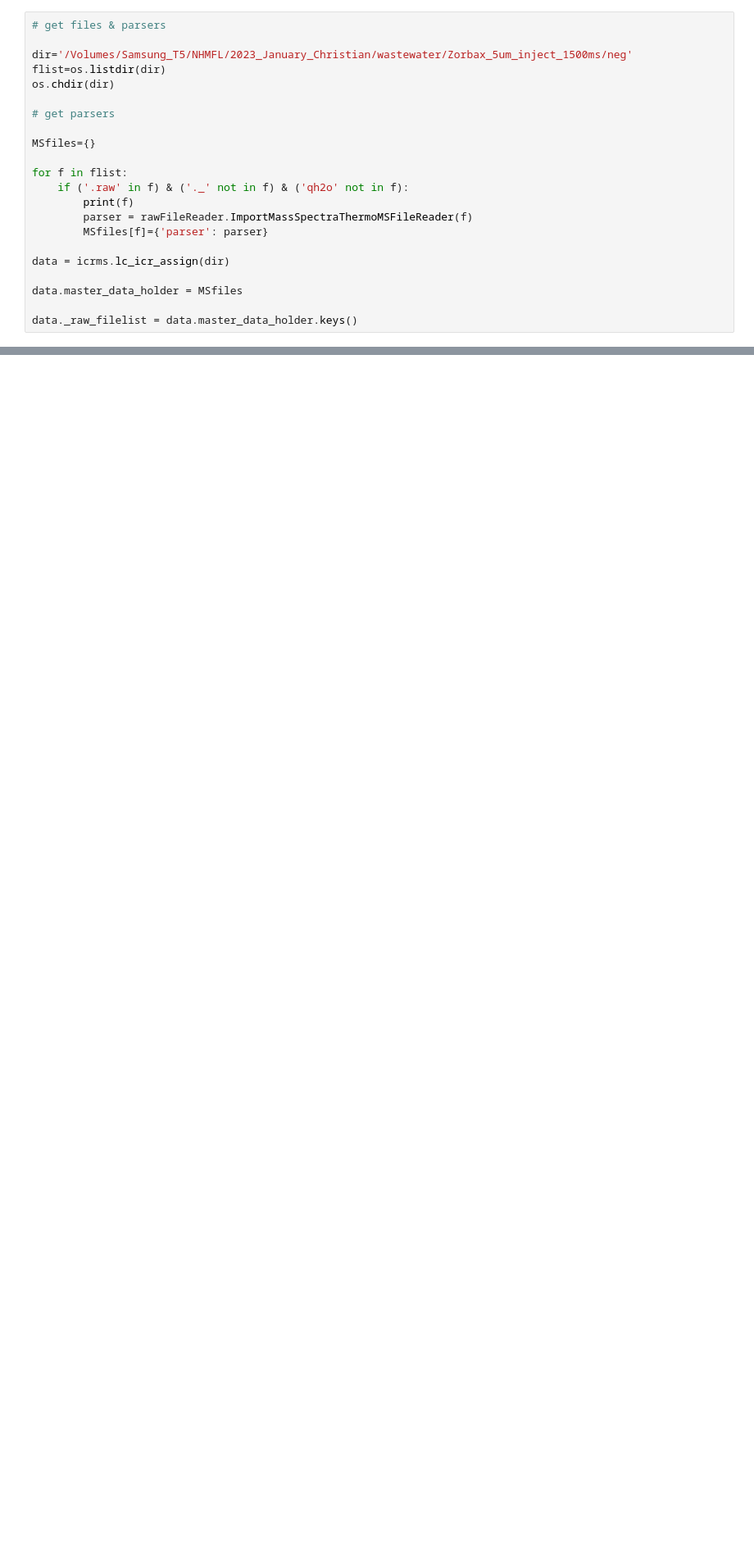
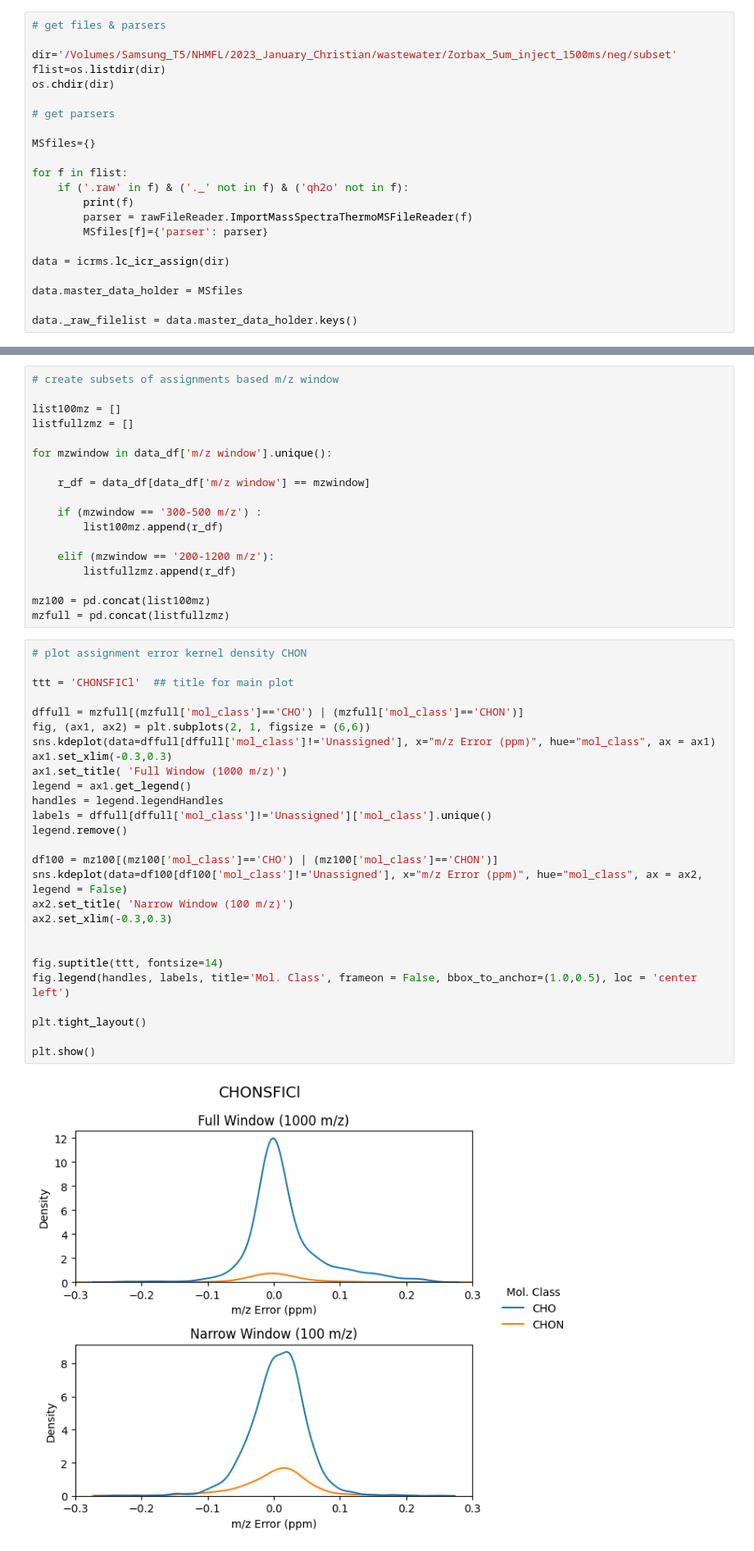
Before and after one commit to rboiteau/CoreMS, a Jupyter notebook: 21T-neg-loop.ipynb, the cells around one changed output, grey strips where cells are left out. Shown at 82% size. Drawn from its saved outputs; the diff is of its cells as text; blank space fills up the shorter version.

```diff
--- a/21T-neg-loop.ipynb
+++ b/21T-neg-loop.ipynb
@@ -41,7 +41,7 @@ import importlib
 # %%
 # get files & parsers
 
-dir='/Volumes/Samsung_T5/NHMFL/2023_January_Christian/wastewater/Zorbax_5um_inject_1500ms/neg'
+dir='/Volumes/Samsung_T5/NHMFL/2023_January_Christian/wastewater/Zorbax_5um_inject_1500ms/neg/subset'
 flist=os.listdir(dir)
 os.chdir(dir)
 
@@ -207,0 +353,47 @@ Reference mass list loaded - 2030 calibration masses loaded.
+# %%
+# create subsets of assignments based m/z window
+
+list100mz = []
+listfullzmz = []
+
+for mzwindow in data_df['m/z window'].unique():
+
+    r_df = data_df[data_df['m/z window'] == mzwindow]
+
+    if (mzwindow == '300-500 m/z') :
+        list100mz.append(r_df)
+
+    elif (mzwindow == '200-1200 m/z'):
+        listfullzmz.append(r_df)
+
+mz100 = pd.concat(list100mz)
+mzfull = pd.concat(listfullzmz)
+# %%
+# plot assignment error kernel density CHON
+
+ttt = 'CHONSFICl'  ## title for main plot
+
+dffull = mzfull[(mzfull['mol_class']=='CHO') | (mzfull['mol_class']=='CHON')]
+fig, (ax1, ax2) = plt.subplots(2, 1, figsize = (6,6))
+sns.kdeplot(data=dffull[dffull['mol_class']!='Unassigned'], x="m/z Error (ppm)", hue="mol_class", ax = ax1)
+ax1.set_xlim(-0.3,0.3)
+ax1.set_title( 'Full Window (1000 m/z)')
+legend = ax1.get_legend()
+handles = legend.legendHandles
+labels = dffull[dffull['mol_class']!='Unassigned']['mol_class'].unique()
+legend.remove()
+
+df100 = mz100[(mz100['mol_class']=='CHO') | (mz100['mol_class']=='CHON')]
+sns.kdeplot(data=df100[df100['mol_class']!='Unassigned'], x="m/z Error (ppm)", hue="mol_class", ax = ax2, legend = False)
+ax2.set_title( 'Narrow Window (100 m/z)')
+ax2.set_xlim(-0.3,0.3)
+
+
+fig.suptitle(ttt, fontsize=14)
+fig.legend(handles, labels, title='Mol. Class', frameon = False, bbox_to_anchor=(1.0,0.5), loc = 'center left')
+
+plt.tight_layout()
+
+plt.show()
+# %% [output]
+[figure, added]
```
Also changed, not shown: parts of 22 cells of this notebook, 9 other files.
